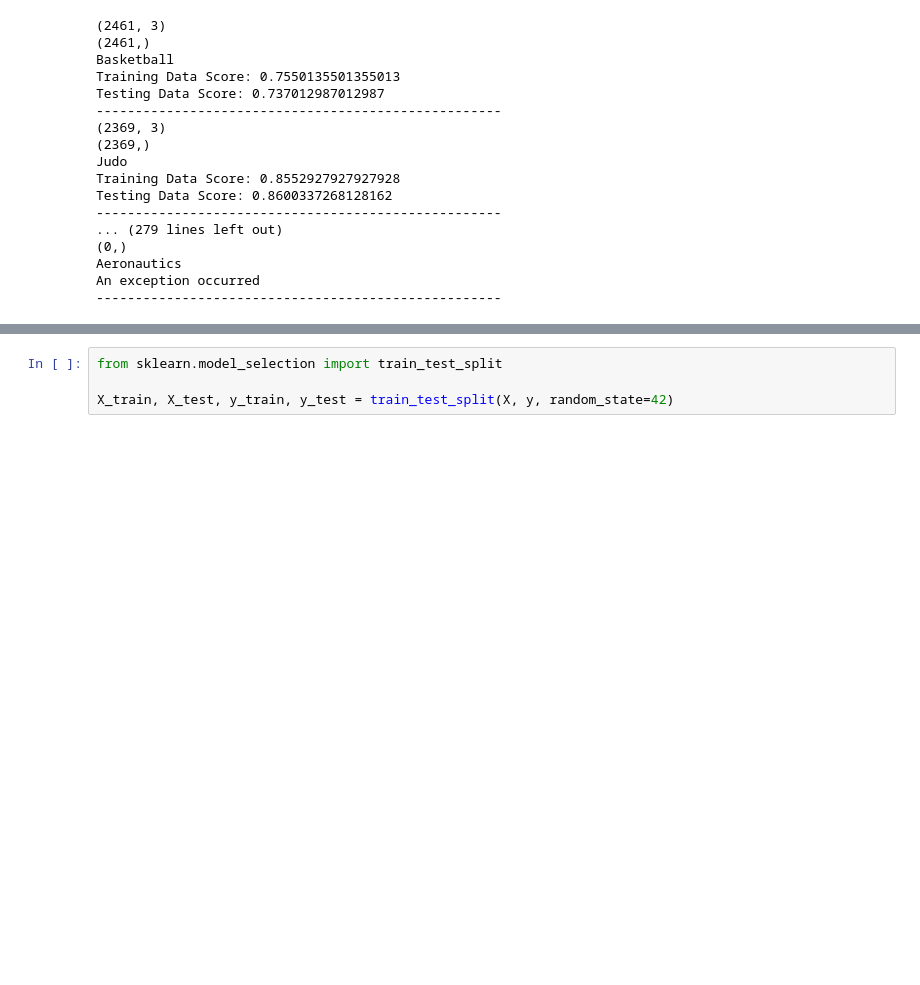
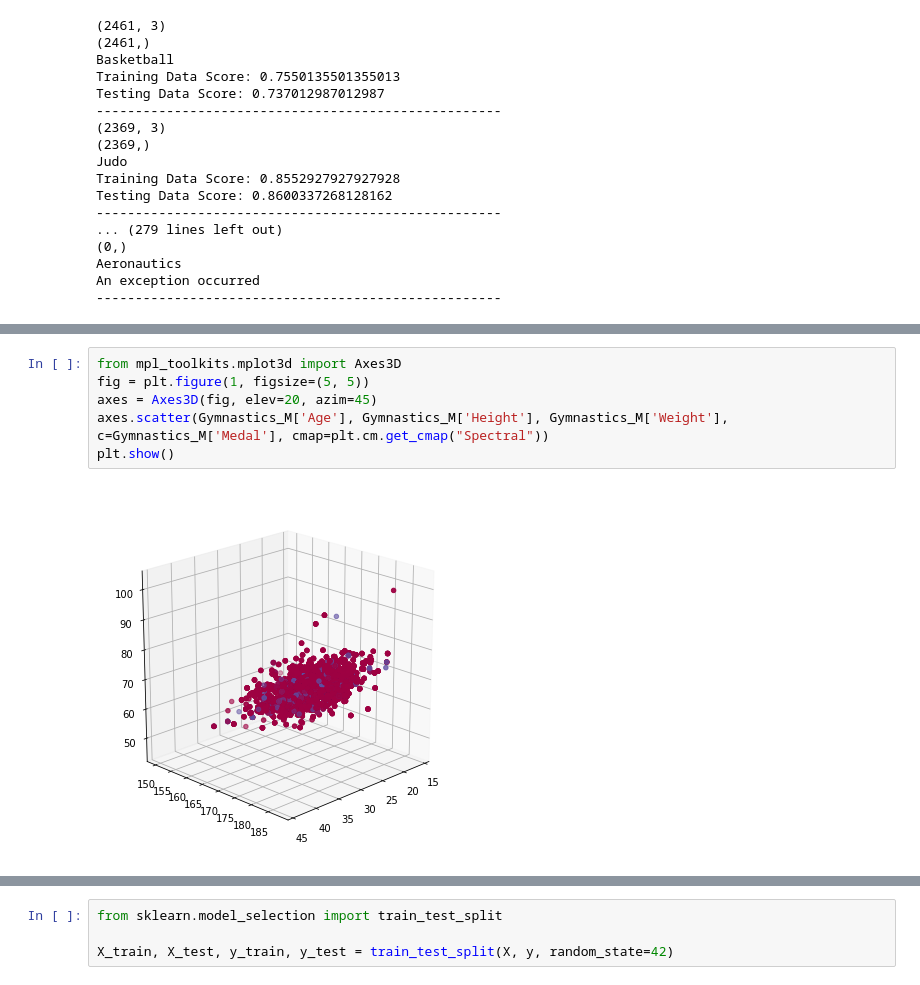
Before and after one commit to diannejardinez/Olympic_Data_machine_learning, a Jupyter notebook: olympic medalists.ipynb, the cells around one changed output, grey strips where cells are left out. Saved outputs shown, nothing was run; the diff lists cells and outputs as text; blank space fills up the shorter version.

Commit message:
add 3D graph

```diff
--- a/olympic medalists.ipynb
+++ b/olympic medalists.ipynb
@@ -139,0 +182,8 @@ Gymnastics_M
+# %%
+from mpl_toolkits.mplot3d import Axes3D
+fig = plt.figure(1, figsize=(5, 5))
+axes = Axes3D(fig, elev=20, azim=45)
+axes.scatter(Gymnastics_M['Age'], Gymnastics_M['Height'], Gymnastics_M['Weight'], c=Gymnastics_M['Medal'], cmap=plt.cm.get_cmap("Spectral"))
+plt.show()
+# %% [output]
+[figure, added]
```
Also changed, not shown: parts of 9 cells of this notebook.
